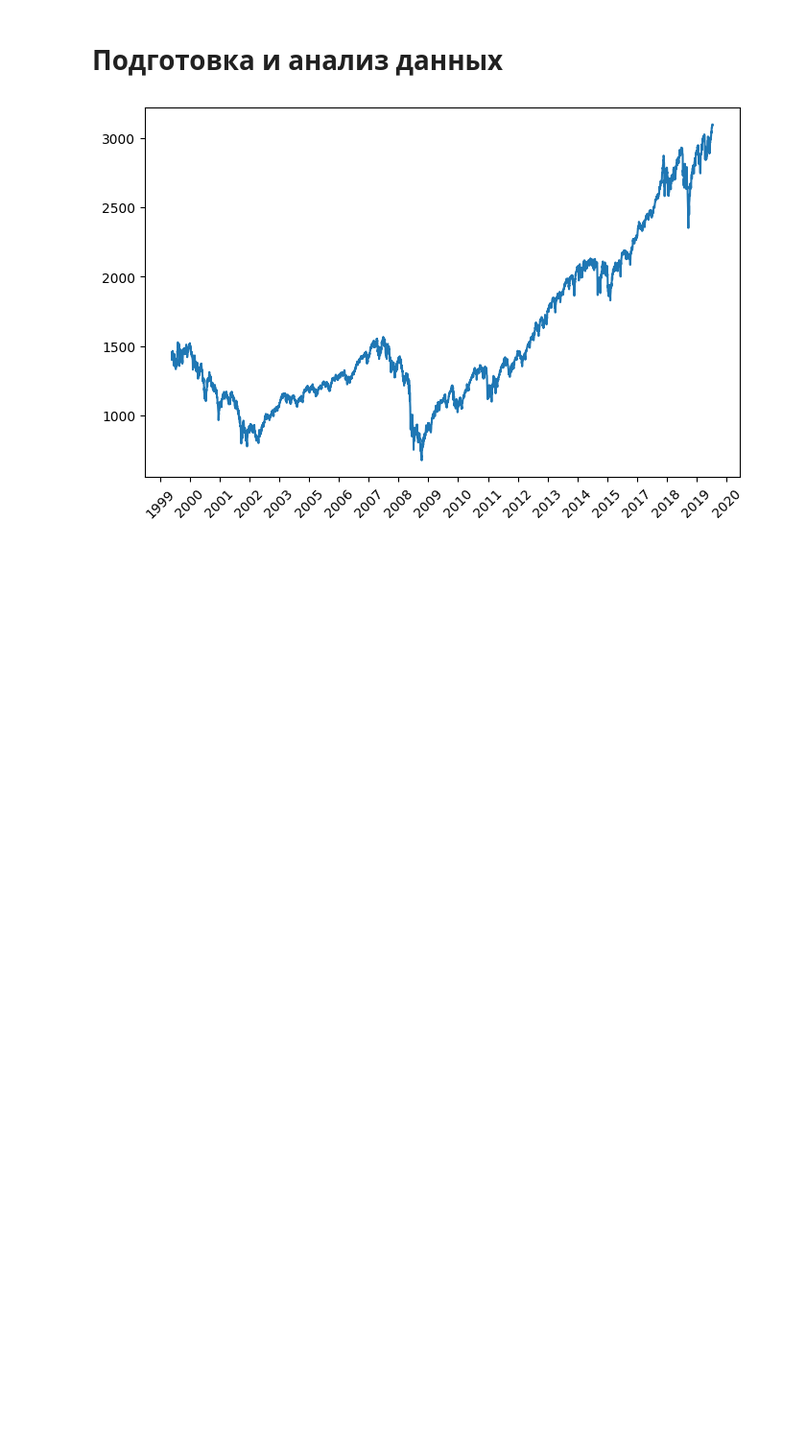
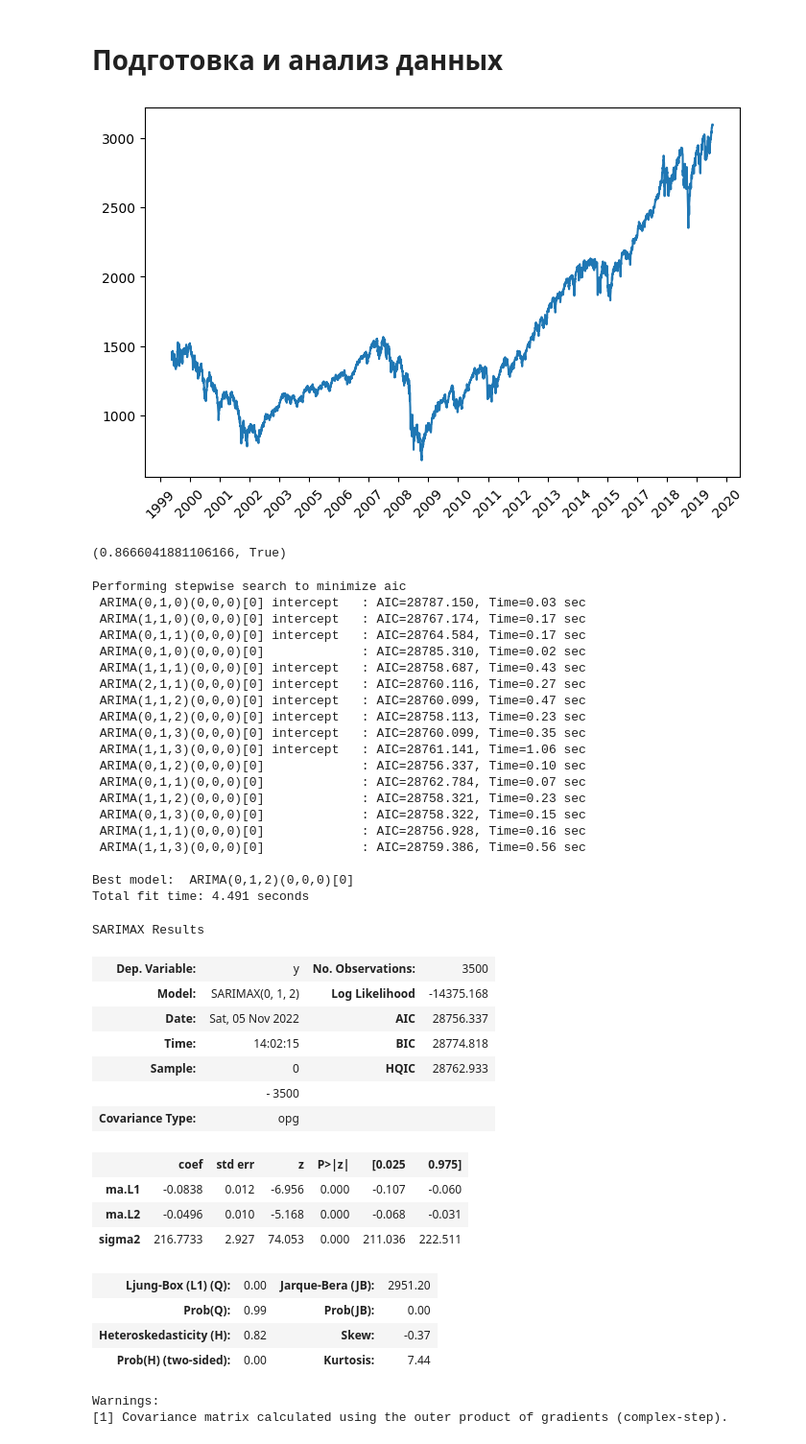
Before and after one commit to SkivHisink/MasterWork, a Jupyter notebook: Notebooks/PdmArimaTest.ipynb, the cells around one changed output. Shown: that part at 96% size. Saved outputs shown, nothing was run; the diff lists cells and outputs as text; code cells hidden in the pictures; blank space fills up the shorter version.

```diff
--- a/Notebooks/PdmArimaTest.ipynb
+++ b/Notebooks/PdmArimaTest.ipynb
@@ -35,3 +37,61 @@ plt.plot(data.Price)
 plt.show()
 # %% [output]
 [figure]
+# %%
+# Importing required modules
+from pmdarima.arima import ADFTest
+
+adf_test = ADFTest(alpha = 0.05)
+adf_test.should_diff(series)
+# %% [output]
+(0.8666041881106166, True)
+# %%
+#Importing the module
+import pmdarima as pmd
+
+arima_model = pmd.auto_arima(train,
+                              start_p=0,d = 1,start_q=0,
+                              test="adf", supress_warnings = True,
+                              trace=True)
+
+#Summary of the model
+arima_model.summary()
+# %% [output]
+Performing stepwise search to minimize aic
+ ARIMA(0,1,0)(0,0,0)[0] intercept   : AIC=28787.150, Time=0.03 sec
+ ARIMA(1,1,0)(0,0,0)[0] intercept   : AIC=28767.174, Time=0.17 sec
+ ARIMA(0,1,1)(0,0,0)[0] intercept   : AIC=28764.584, Time=0.17 sec
+ ARIMA(0,1,0)(0,0,0)[0]             : AIC=28785.310, Time=0.02 sec
+ ARIMA(1,1,1)(0,0,0)[0] intercept   : AIC=28758.687, Time=0.43 sec
+ ARIMA(2,1,1)(0,0,0)[0] intercept   : AIC=28760.116, Time=0.27 sec
+ ARIMA(1,1,2)(0,0,0)[0] intercept   : AIC=28760.099, Time=0.47 sec
+ ARIMA(0,1,2)(0,0,0)[0] intercept   : AIC=28758.113, Time=0.23 sec
+ ARIMA(0,1,3)(0,0,0)[0] intercept   : AIC=28760.099, Time=0.35 sec
+ ARIMA(1,1,3)(0,0,0)[0] intercept   : AIC=28761.141, Time=1.06 sec
+ ARIMA(0,1,2)(0,0,0)[0]             : AIC=28756.337, Time=0.10 sec
+ ARIMA(0,1,1)(0,0,0)[0]             : AIC=28762.784, Time=0.07 sec
+ ARIMA(1,1,2)(0,0,0)[0]             : AIC=28758.321, Time=0.23 sec
+ ARIMA(0,1,3)(0,0,0)[0]             : AIC=28758.322, Time=0.15 sec
+ ARIMA(1,1,1)(0,0,0)[0]             : AIC=28756.928, Time=0.16 sec
+ ARIMA(1,1,3)(0,0,0)[0]             : AIC=28759.386, Time=0.56 sec
+
+Best model:  ARIMA(0,1,2)(0,0,0)[0]
+Total fit time: 4.491 seconds
+SARIMAX Results
+| Dep. Variable: | y | No. Observations: | 3500 |
+| Model: | SARIMAX(0, 1, 2) | Log Likelihood | -14375.168 |
+| Date: | Sat, 05 Nov 2022 | AIC | 28756.337 |
+| Time: | 14:02:15 | BIC | 28774.818 |
+| Sample: | 0 | HQIC | 28762.933 |
+|  | - 3500 |  |  |
+| Covariance Type: | opg |  |  |
+|  | coef | std err | z | P>|z| | [0.025 | 0.975] |
+| ma.L1 | -0.0838 | 0.012 | -6.956 | 0.000 | -0.107 | -0.060 |
+| ma.L2 | -0.0496 | 0.010 | -5.168 | 0.000 | -0.068 | -0.031 |
+| sigma2 | 216.7733 | 2.927 | 74.053 | 0.000 | 211.036 | 222.511 |
+| Ljung-Box (L1) (Q): | 0.00 | Jarque-Bera (JB): | 2951.20 |
+| Prob(Q): | 0.99 | Prob(JB): | 0.00 |
+| Heteroskedasticity (H): | 0.82 | Skew: | -0.37 |
+| Prob(H) (two-sided): | 0.00 | Kurtosis: | 7.44 |
+Warnings:
+[1] Covariance matrix calculated using the outer product of gradients (complex-step).
```
Also changed, not shown: parts of 8 cells of this notebook, 11 other files.
